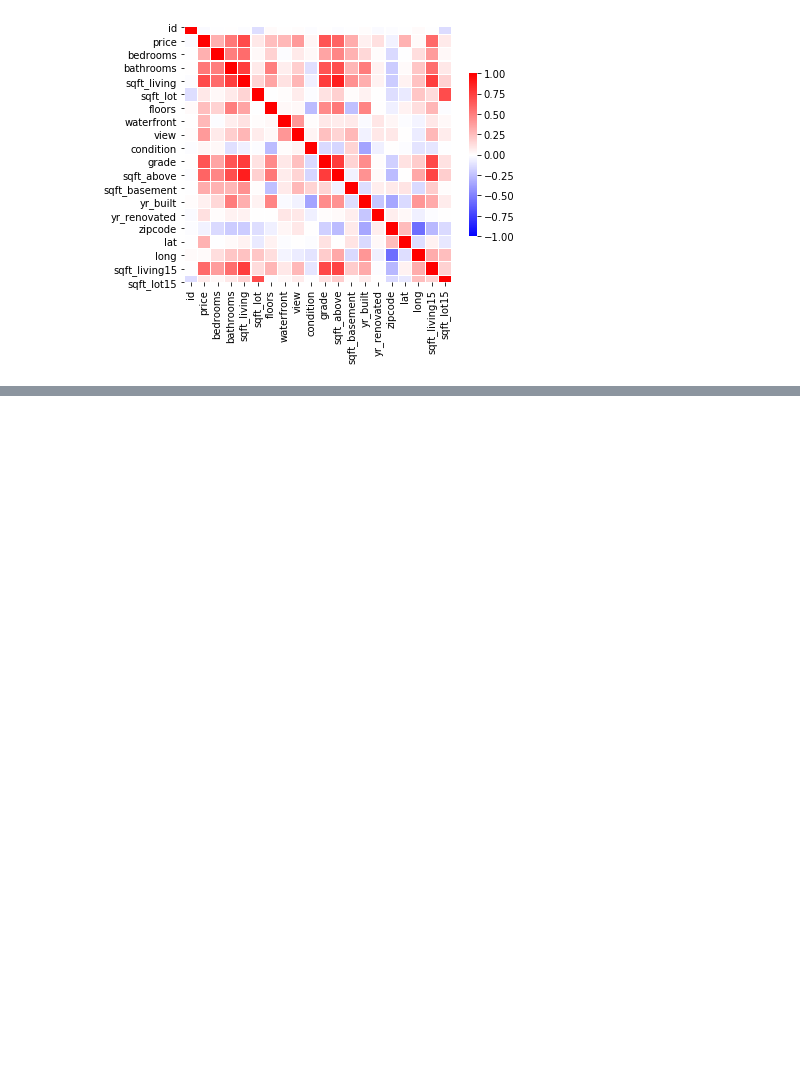
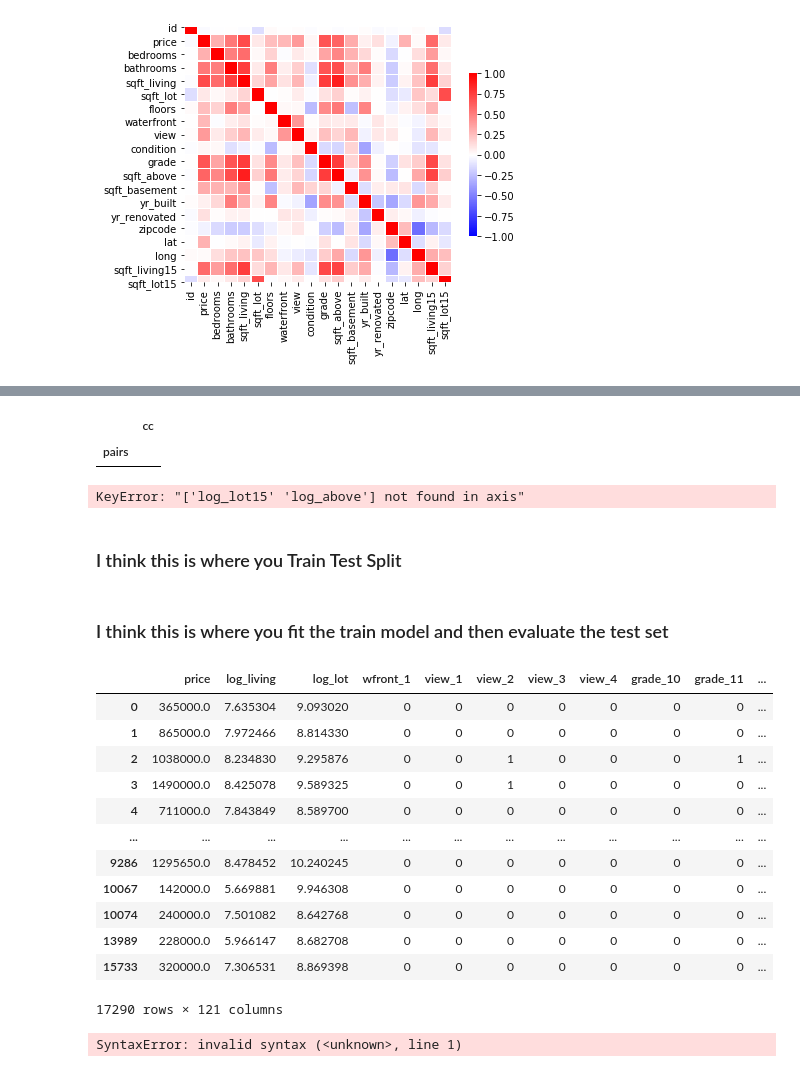
Before and after one commit to dorjeys3/King_County_Real_Estate, a Jupyter notebook: Book 2.ipynb, the cells around one changed output, grey strips where cells are left out. Cells and saved outputs as stored; diff of their text form; code cells hidden in the pictures; blank space fills up the shorter version.

```diff
--- a/Book 2.ipynb
+++ b/Book 2.ipynb
@@ -175,2 +195,20 @@ data_fin
+# %%
+def multicolinear_features(data):
+    df=data.corr().abs().stack().reset_index().sort_values(0, ascending=False)
+    df['pairs'] = list(zip(df.level_0, df.level_1))
+    df.set_index(['pairs'], inplace = True)
+    df.drop(columns=['level_1', 'level_0'], inplace = True)
+    df.columns = ['cc']
+    df.drop_duplicates(inplace=True)
+    return df[(df.cc>.75) & (df.cc<1) ]
+
+multicolinear_features(data_fin) #checking for multicolinearity
+# %% [output]
+|  | cc |
+| pairs |  |
 # %%
-data_fin.drop(columns = [ "std_lot"], inplace = True)
+data_fin.drop(columns = [ "log_lot15", "log_above"], inplace = True) #dropping columns with colinaerity
+# %% [output]
+KeyError: "['log_lot15' 'log_above'] not found in axis"
+# %% [markdown]
+### I think this is where you Train Test Split
@@ -176,0 +225,32 @@ data_fin.drop(columns = [ "std_lot"], inplace = True)
+# %% [markdown]
+### I think this is where you fit the train model and then evaluate the test set
+# %%
+data_fin
+# %% [output]
+|  | price | log_living | log_lot | wfront_1 | view_1 | view_2 | view_3 | view_4 | grade_10 | grade_11 | ... |
+| 0 | 365000.0 | 7.635304 | 9.093020 | 0 | 0 | 0 | 0 | 0 | 0 | 0 | ... |
+| 1 | 865000.0 | 7.972466 | 8.814330 | 0 | 0 | 0 | 0 | 0 | 0 | 0 | ... |
+| 2 | 1038000.0 | 8.234830 | 9.295876 | 0 | 0 | 1 | 0 | 0 | 0 | 1 | ... |
+| 3 | 1490000.0 | 8.425078 | 9.589325 | 0 | 0 | 1 | 0 | 0 | 0 | 0 | ... |
+| 4 | 711000.0 | 7.843849 | 8.589700 | 0 | 0 | 0 | 0 | 0 | 0 | 0 | ... |
+| ... | ... | ... | ... | ... | ... | ... | ... | ... | ... | ... | ... |
+| 9286 | 1295650.0 | 8.478452 | 10.240245 | 0 | 0 | 0 | 0 | 0 | 0 | 0 | ... |
+| 10067 | 142000.0 | 5.669881 | 9.946308 | 0 | 0 | 0 | 0 | 0 | 0 | 0 | ... |
+| 10074 | 240000.0 | 7.501082 | 8.642768 | 0 | 0 | 0 | 0 | 0 | 0 | 0 | ... |
+| 13989 | 228000.0 | 5.966147 | 8.682708 | 0 | 0 | 0 | 0 | 0 | 0 | 0 | ... |
+| 15733 | 320000.0 | 7.306531 | 8.869398 | 0 | 0 | 0 | 0 | 0 | 0 | 0 | ... |
+17290 rows × 121 columns
+# %%
+data_ols = data_fin
+# formula = "price~log_living+log_lot+waterfront_dummies+view_dummies+grade_dummies+zipcode_dummies+bedroom_dummies+bathroom_dummies"
+# model = ols(formula= formula, data=data_ols).fit()
+# model.summary()
+
+outcome = 'price'
+predictors = data_ols.drop(['price'], axis=1)
+pred_sum = "+".join(predictors.columns)
+formula = outcome + "~" + pred_sum
+model = ols(formula= formula, data=data_ols).fit()
+model.summary()
+# %% [output]
+SyntaxError: invalid syntax (<unknown>, line 1)
```
Also changed, not shown: parts of 19 cells of this notebook, 4 other files.
